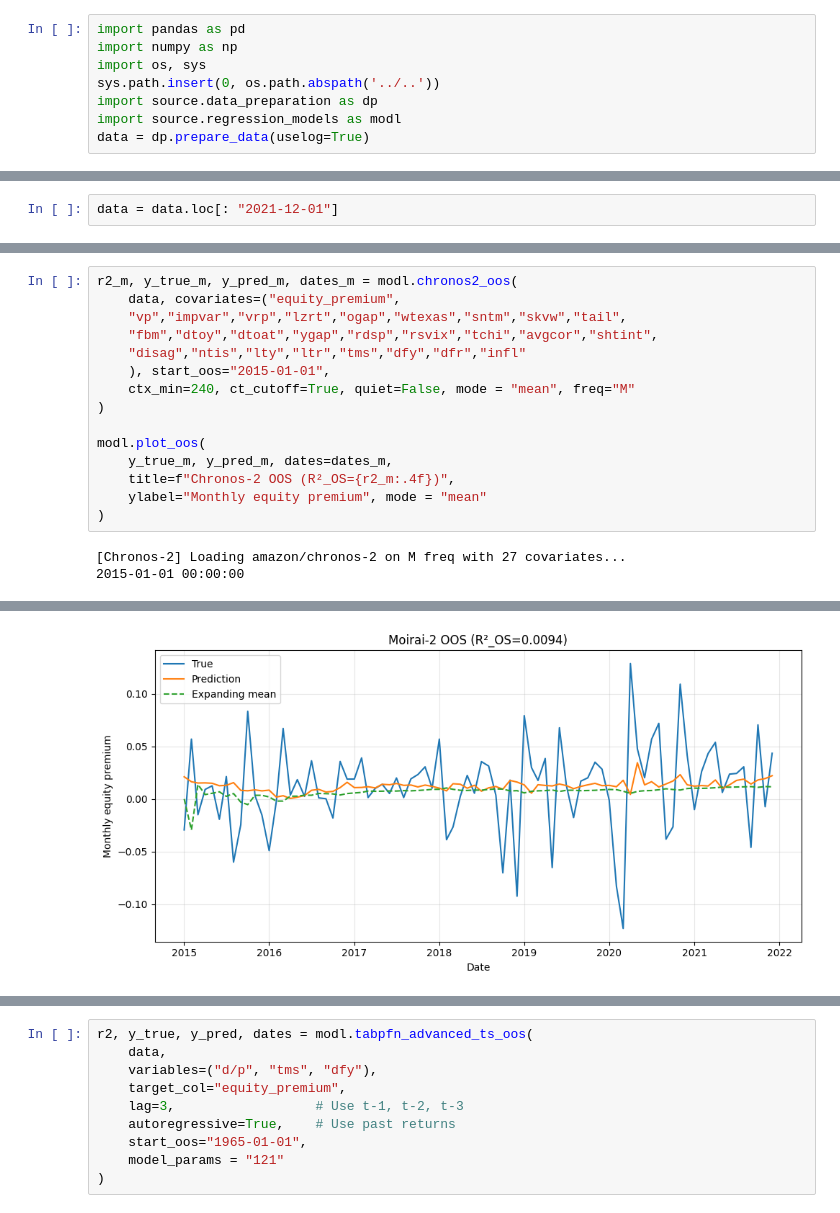
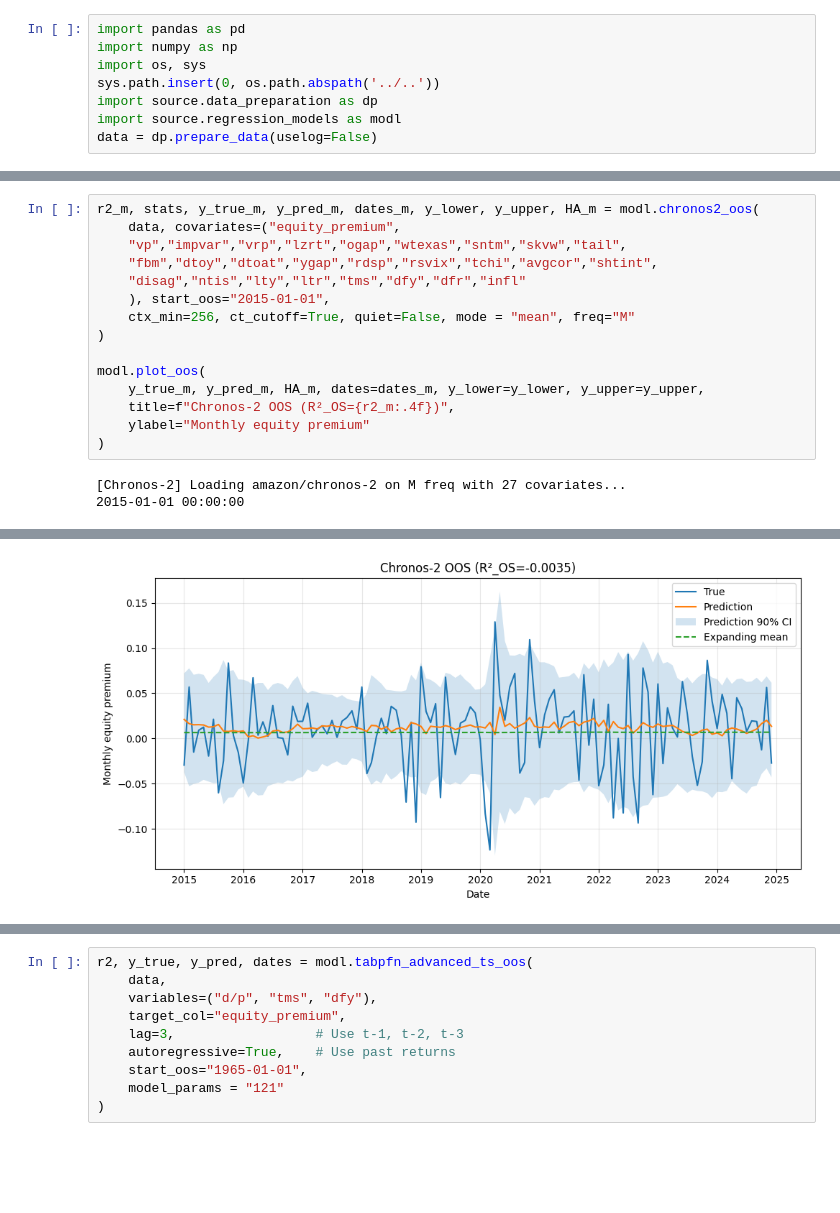
Before and after one commit to KiliTili/Masterarbeit, a Jupyter notebook: Notebooks/Benchmark/modelling_regression.ipynb, the cells around one changed output, grey strips where cells are left out. Saved outputs shown, nothing was run; the diff lists cells and outputs as text; blank space fills up the shorter version.

Commit message:
added confidence intervalls for Chronos, moirai and linerar regression

```diff
--- a/Notebooks/Benchmark/modelling_regression.ipynb
+++ b/Notebooks/Benchmark/modelling_regression.ipynb
@@ -5,4 +5,4 @@ import os, sys
 sys.path.insert(0, os.path.abspath('../..'))
 import source.data_preparation as dp
 import source.regression_models as modl
-data = dp.prepare_data(uselog=True)
+data = dp.prepare_data(uselog=False)
@@ -35,3 +9 @@ reload(modl)
-# %%
-data = data.loc[: "2021-12-01"]
 # %%
@@ -205,17 +149,17 @@ Manually calculated R2: -0.004757559947364154
 # %%
-r2_m, y_true_m, y_pred_m, dates_m = modl.chronos2_oos(
+r2_m, stats, y_true_m, y_pred_m, dates_m, y_lower, y_upper, HA_m = modl.chronos2_oos(
     data, covariates=("equity_premium",
     "vp","impvar","vrp","lzrt","ogap","wtexas","sntm","skvw","tail",
     "fbm","dtoy","dtoat","ygap","rdsp","rsvix","tchi","avgcor","shtint",
     "disag","ntis","lty","ltr","tms","dfy","dfr","infl"
     ), start_oos="2015-01-01",
-    ctx_min=240, ct_cutoff=True, quiet=False, mode = "mean", freq="M"
+    ctx_min=256, ct_cutoff=True, quiet=False, mode = "mean", freq="M"
 )
 
 modl.plot_oos(
-    y_true_m, y_pred_m, dates=dates_m,
+    y_true_m, y_pred_m, HA_m, dates=dates_m, y_lower=y_lower, y_upper=y_upper,
     title=f"Chronos-2 OOS (R²_OS={r2_m:.4f})",
-    ylabel="Monthly equity premium", mode = "mean"
+    ylabel="Monthly equity premium"
 )
 # %% [output]
 [Chronos-2] Loading amazon/chronos-2 on M freq with 27 covariates...
@@ -240,4 +184,4 @@ Manually calculated R2: 0.009373378838245072
-[figure, old version]
+[figure, new version]
 # %%
 vars_gw = ['d/p','d/y','e/p','tms','dfy','dfr','tbl','ltr','infl','svar','b/m','ntis','cay']
 vars_core = ['d/p','e/p','tms','dfy','tbl','ltr','infl','svar','cay']
```
Also changed, not shown: parts of 15 cells of this notebook, 2 other files.
